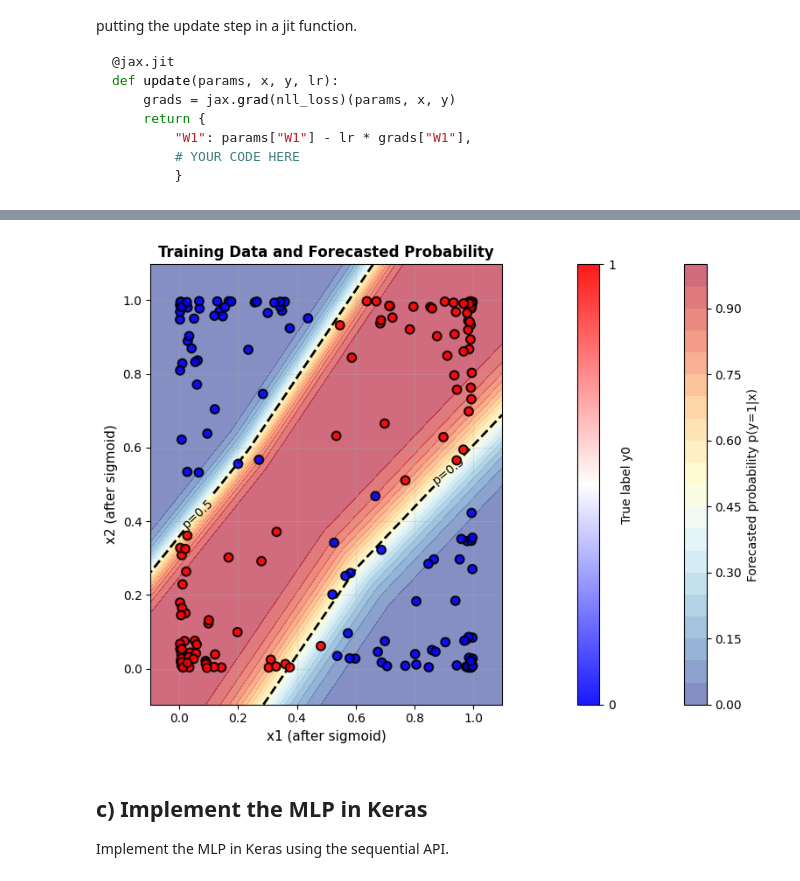
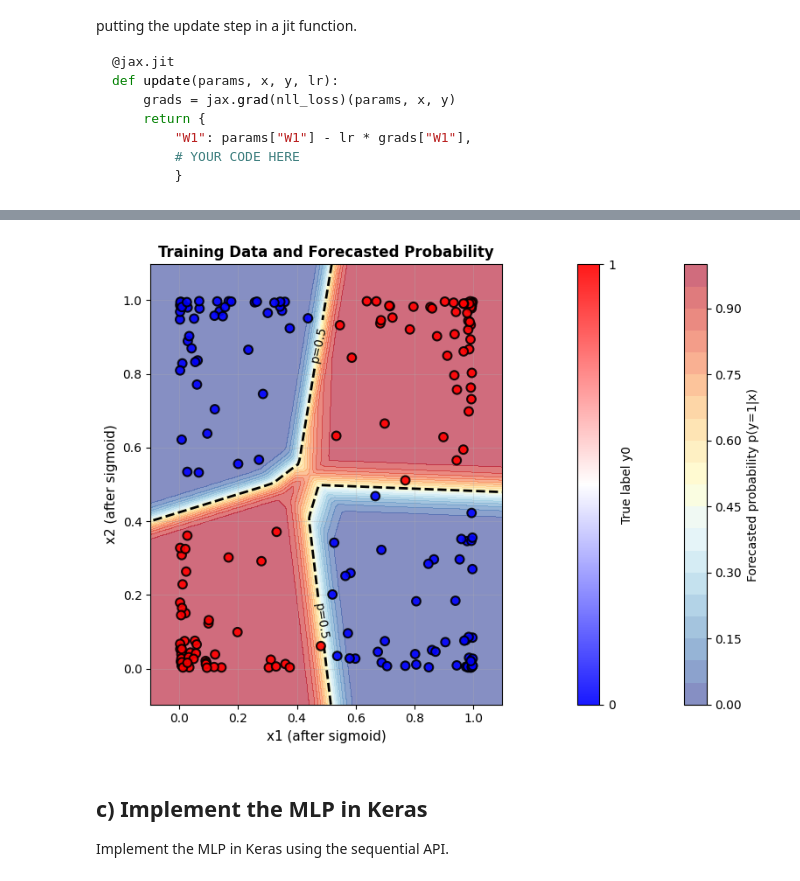
Before and after one commit to PhilNeu13/msi-dl, a Jupyter notebook: Exercise-2/01-dl-framework.ipynb, the cells around one changed output, grey strips where cells are left out. Drawn from its saved outputs; the diff is of its cells as text; code cells hidden in the pictures.

```diff
--- a/Exercise-2/01-dl-framework.ipynb
+++ b/Exercise-2/01-dl-framework.ipynb
@@ -389,7 +389,7 @@ def update(params, x, y, lr):
 # ------------------------------------------------------------
 # Full-batch gradient descent training loop
 # ------------------------------------------------------------
-def train_mlp(x, y, lr=0.5, n_steps=2000):
+def train_mlp(x, y, lr=1.0, n_steps=3000):
     """
     Full-batch gradient descent training.
     """
@@ -424,4 +429,4 @@ Step 1800, Loss: 0.1042
-[figure, old version]
+[figure, new version]
 # %% [markdown]
 ## c) Implement the MLP in Keras
 
```
Also changed, not shown: parts of 3 cells of this notebook, 1 other file.
